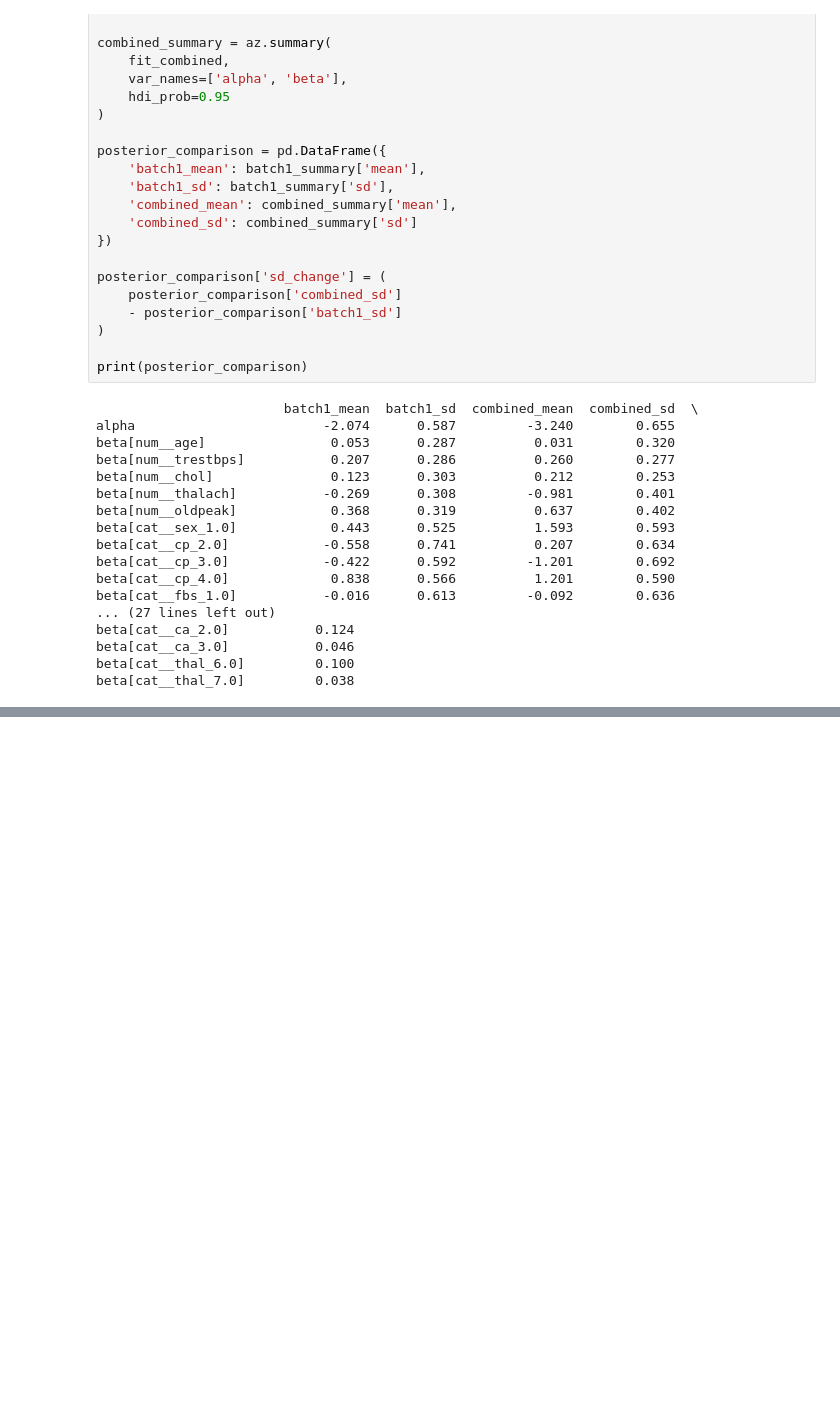
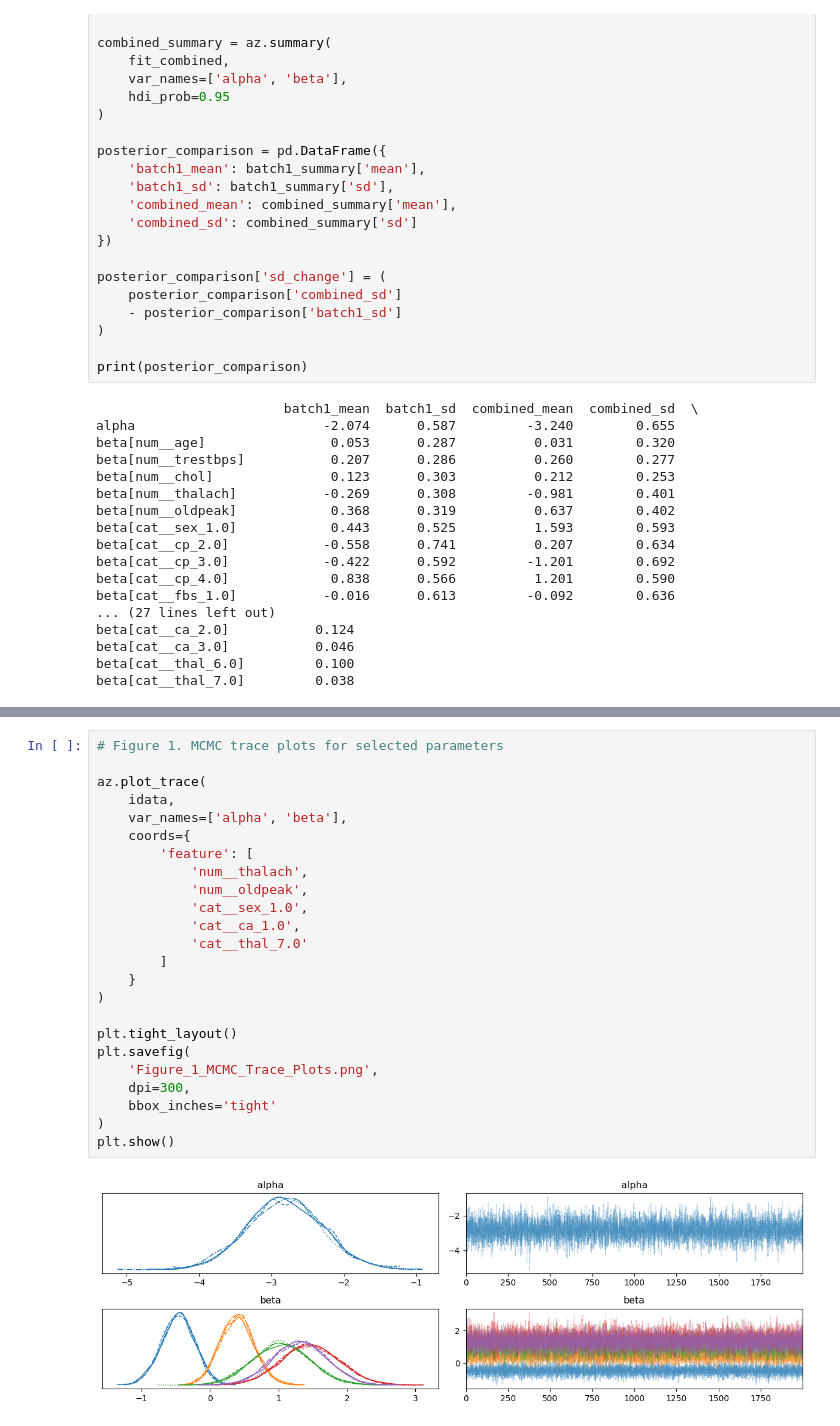
Before and after one commit to Ansarss/Ai_learning_experiments, a Jupyter notebook: UCI_Heart_disease.ipynb, the cells around one changed output, grey strips where cells are left out. Drawn from its saved outputs; the diff is of its cells as text; blank space fills up the shorter version.

Commit message:
Final analysis with tables and figures

```diff
--- a/UCI_Heart_disease.ipynb
+++ b/UCI_Heart_disease.ipynb
@@ -856,0 +1083,26 @@ beta[cat__thal_7.0]         0.038
+# %%
+# Figure 1. MCMC trace plots for selected parameters
+
+az.plot_trace(
+    idata,
+    var_names=['alpha', 'beta'],
+    coords={
+        'feature': [
+            'num__thalach',
+            'num__oldpeak',
+            'cat__sex_1.0',
+            'cat__ca_1.0',
+            'cat__thal_7.0'
+        ]
+    }
+)
+
+plt.tight_layout()
+plt.savefig(
+    'Figure_1_MCMC_Trace_Plots.png',
+    dpi=300,
+    bbox_inches='tight'
+)
+plt.show()
+# %% [output]
+[figure, added]
```
Also changed, not shown: parts of 15 cells of this notebook.
